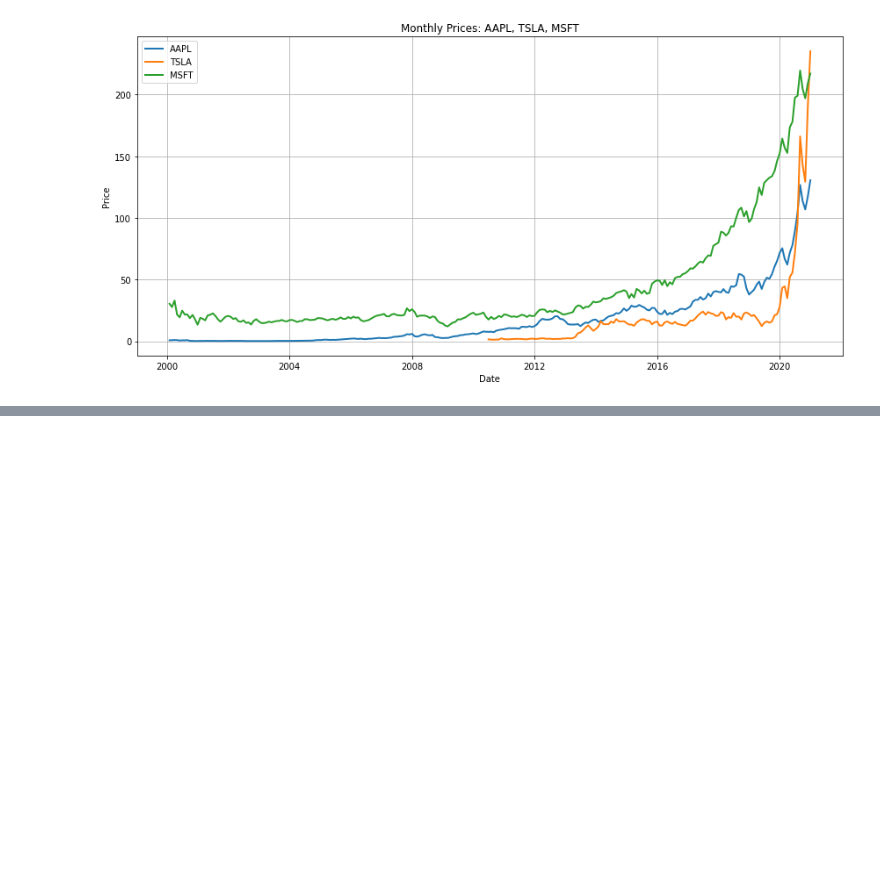
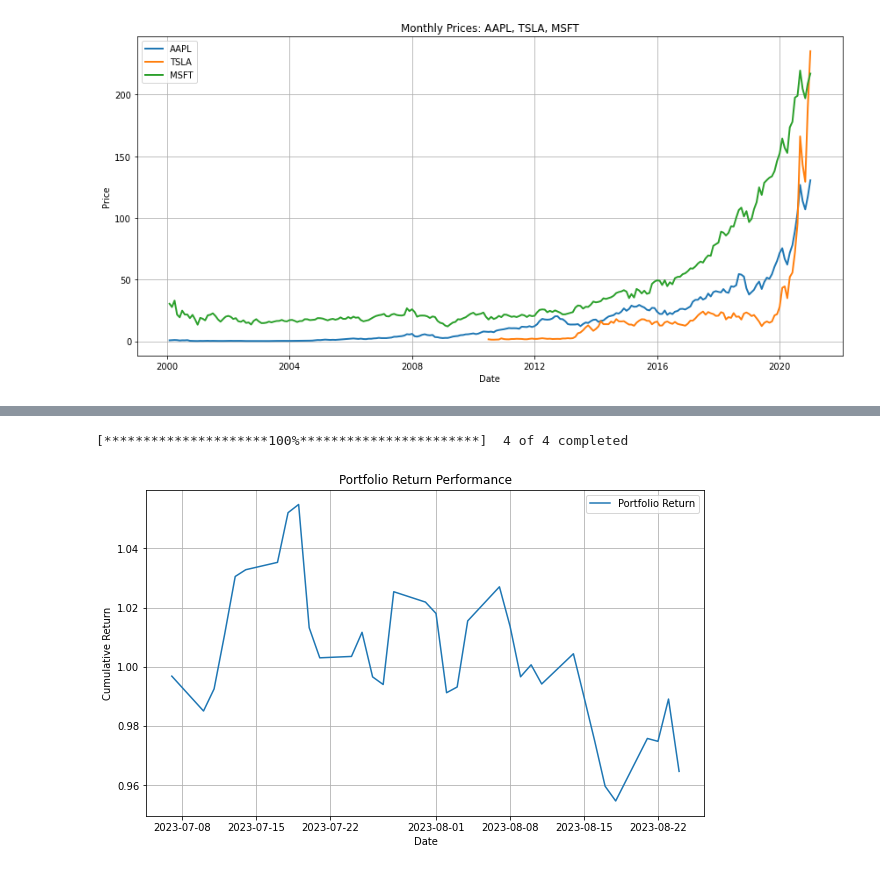
Before and after one commit to letoksoz/FinanceML, a Jupyter notebook: stock_analysis.ipynb, the cells around one changed output, grey strips where cells are left out. Drawn from its saved outputs; the diff is of its cells as text; code cells hidden in the pictures; blank space fills up the shorter version.

```diff
--- a/stock_analysis.ipynb
+++ b/stock_analysis.ipynb
@@ -170,0 +163,48 @@ plot_covariance_matrix(stocks_to_plot, start_date, end_date)
+# %%
+#5-) Analyzing A Portfolio
+
+import yfinance as yf
+import numpy as np
+import matplotlib.pyplot as plt
+
+def plot_portfolio_return(stocks, weights, start_date, end_date):
+    """
+    Plots the return performance of a portfolio composed of multiple stocks with given weights.
+
+    Parameters:
+    stocks (list): List of stock symbols.
+    weights (list): List of weights corresponding to the stocks.
+    start_date (str): Start date in 'YYYY-MM-DD' format.
+    end_date (str): End date in 'YYYY-MM-DD' format.
+    """
+    # Retrieve historical price data using yfinance
+    data = yf.download(stocks, start=start_date, end=end_date)['Adj Close']
+
+    # Calculate daily returns
+    returns = data.pct_change().dropna()
+
+    # Calculate portfolio daily returns based on weights
+    portfolio_returns = (returns * weights).sum(axis=1)
+
+    # Calculate cumulative returns
+    cumulative_returns = (1 + portfolio_returns).cumprod()
+
+    # Plot the portfolio return performance
+    plt.figure(figsize=(10, 6))
+    plt.plot(cumulative_returns.index, cumulative_returns, label='Portfolio Return')
+    plt.title('Portfolio Return Performance')
+    plt.xlabel('Date')
+    plt.ylabel('Cumulative Return')
+    plt.legend()
+    plt.grid(True)
+    plt.show()
+
+# Example usage
+stocks = ['META', 'AMZN', 'MSFT', 'TSLA']
+weights = [0.3, 0.2, 0.4, 0.1]
+start_date = '2023-07-06'
+end_date = '2023-08-25'
+plot_portfolio_return(stocks, weights, start_date, end_date)
+# %% [output]
+[*********************100%***********************]  4 of 4 completed
+[figure, added]
```
Also changed, not shown: parts of 3 cells of this notebook.
